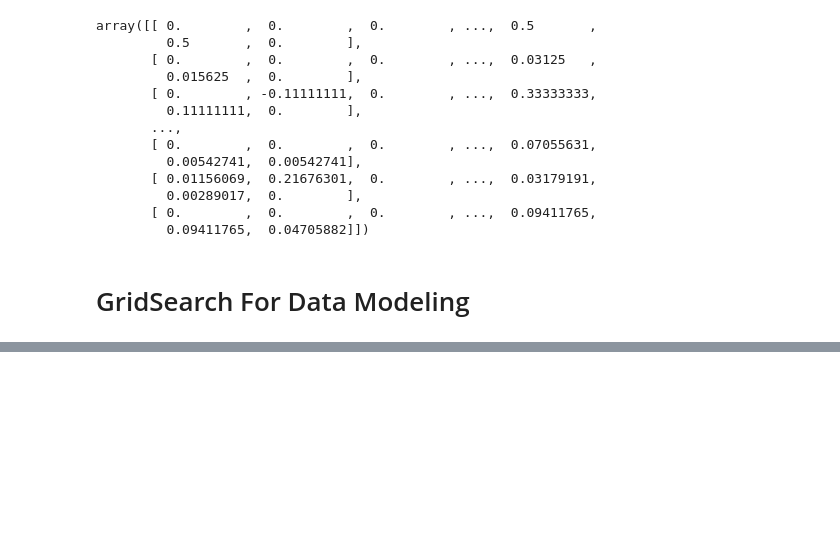
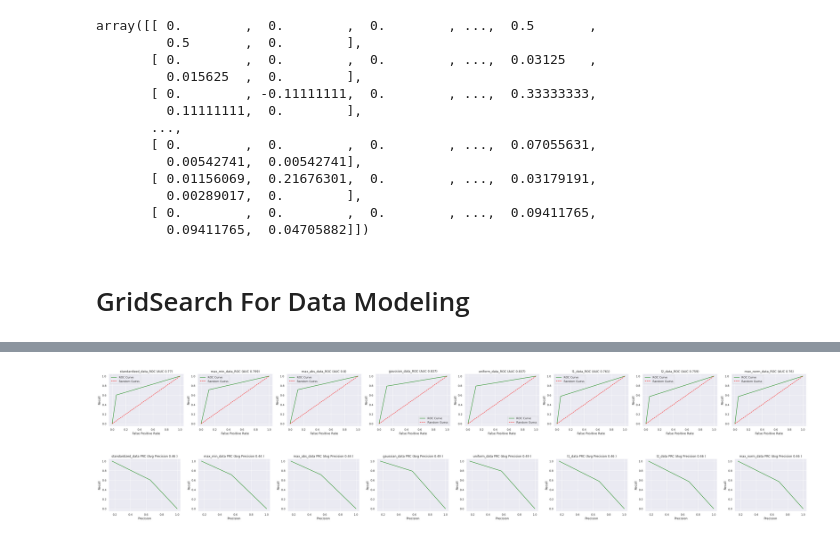
Before and after one commit to mlmaster1995/machine-learning-portforlio-python, a Jupyter notebook: online_shoppers_intention/Data Modeling.ipynb, the cells around one changed output, grey strips where cells are left out. Saved outputs shown, nothing was run; the diff lists cells and outputs as text; code cells hidden in the pictures; blank space fills up the shorter version.

```diff
--- a/online_shoppers_intention/Data Modeling.ipynb
+++ b/online_shoppers_intention/Data Modeling.ipynb
@@ -313,3 +320,20 @@ def plot_confusion_matrix(complete_data_dict, best_matrix):
 
   plt.tight_layout()
   plt.show()
+# %%
+def plot_roc_curve(complete_data_dict, best_roc, best_scores):
+  plt.figure(figsize=(40,4))
+  for index, key in enumerate(complete_data_dict.keys()):
+    fpr = best_roc[key]['fpr']
+    tpr = best_roc[key]['tpr']
+    auc = round(best_scores[key]['auc'],3)
+    ax_sub = plt.subplot(1,8,index+1)
+    ax_roc = sns.lineplot(x=fpr, y=tpr, color='green')
+    ax_roc = sns.lineplot(x=[0,1],y=[0,1], color='red')
+    ax_roc.lines[1].set_linestyle("--")
+    ax_roc.set_title(f'{key}_ROC (AUC {auc})')
+    ax_roc.set_xlabel("False Positive Rate")
+    ax_roc.set_ylabel("Recall")
+    ax_roc.legend(['ROC Curve','Random Guess'])
+  plt.tight_layout()
+  plt.show()
@@ -356,0 +410,8 @@ Fitting 5 folds for each of 200 candidates, totalling 1000 fits
+# %%
+plot_roc_curve(complete_data_dict, best_roc, best_score)
+# %% [output]
+[figure, added]
+# %%
+plot_precision_recall_curve(complete_data_dict, best_pre_rec, best_score)
+# %% [output]
+[figure, added]
```
Also changed, not shown: parts of 32 cells of this notebook, 1 other file.
